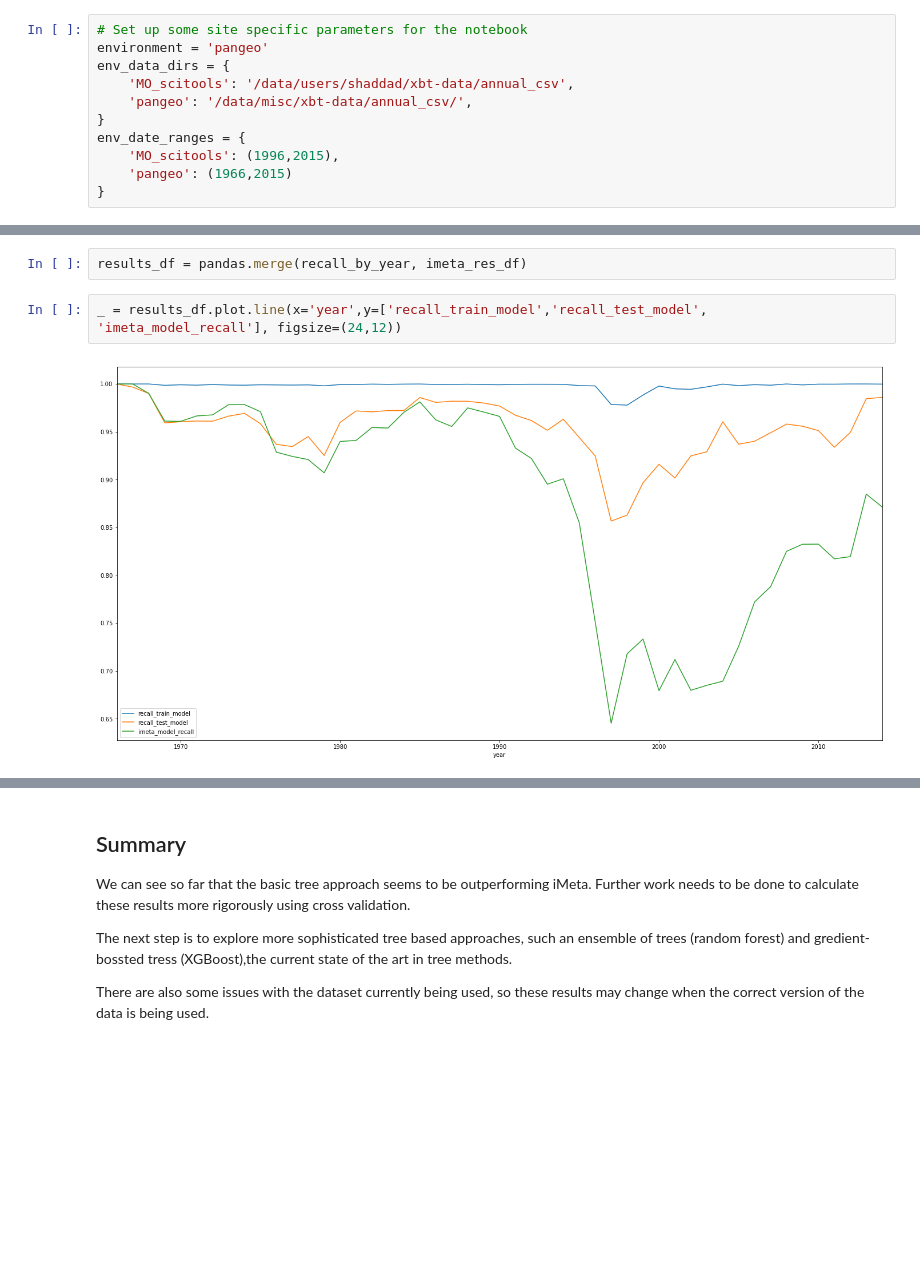
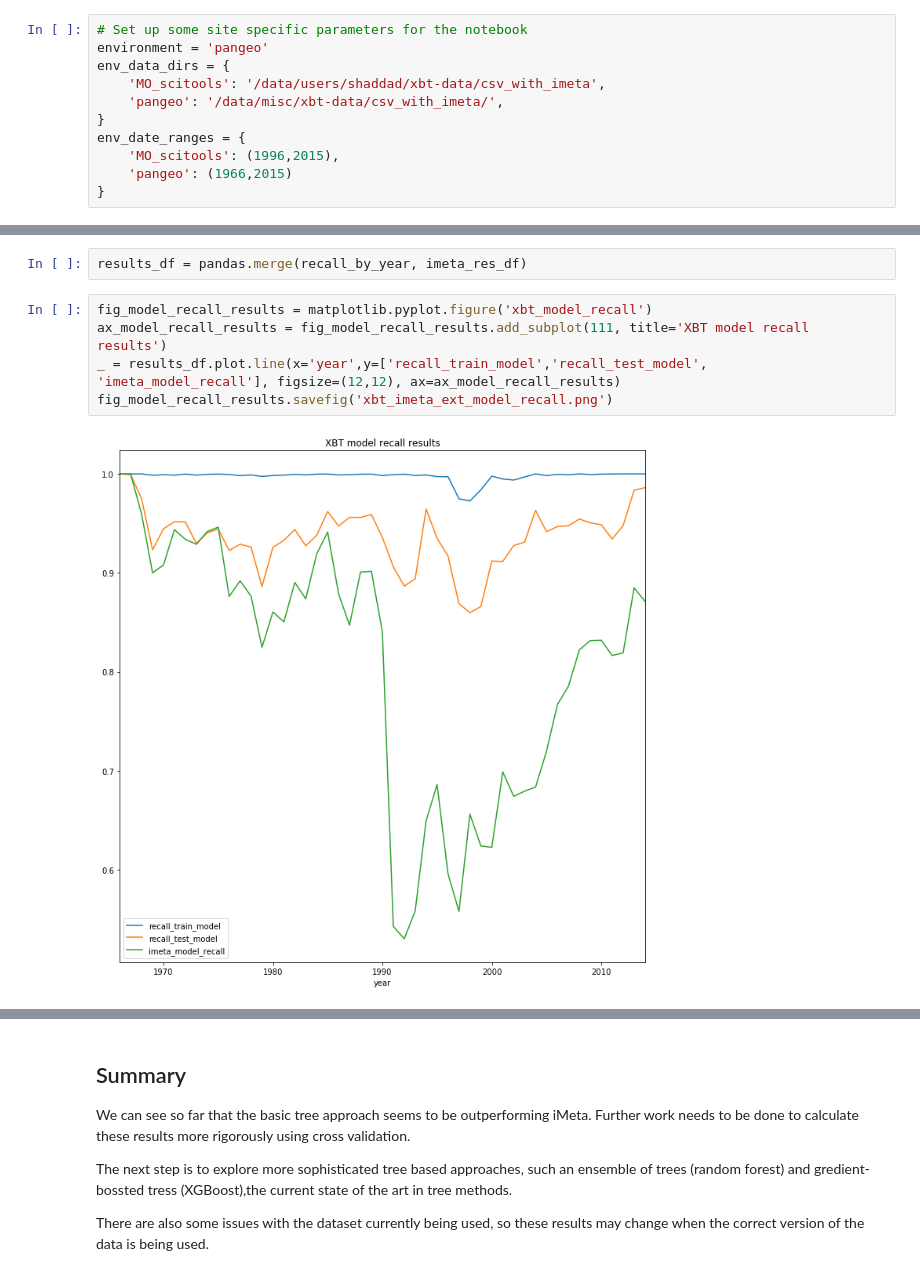
Before and after one commit to MetOffice/XBTs_classification, a Jupyter notebook: classification/imeta_ml_tree.ipynb, the cells around one changed output, grey strips where cells are left out. Saved outputs shown, nothing was run; the diff lists cells and outputs as text; blank space fills up the shorter version.

Commit message:
Further updates to dataset class to work with imeta flag, and rerun of the imeta extension notebook with the correct training data.

```diff
--- a/classification/imeta_ml_tree.ipynb
+++ b/classification/imeta_ml_tree.ipynb
@@ -36,8 +36,8 @@ from imeta import imeta_classification, XBT_MAX_DEPTH
 # Set up some site specific parameters for the notebook
 environment = 'pangeo'
 env_data_dirs = {
-    'MO_scitools': '/data/users/shaddad/xbt-data/annual_csv',
-    'pangeo': '/data/misc/xbt-data/annual_csv/',
+    'MO_scitools': '/data/users/shaddad/xbt-data/csv_with_imeta',
+    'pangeo': '/data/misc/xbt-data/csv_with_imeta/',
 }
 env_date_ranges = {
     'MO_scitools': (1996,2015),
@@ -227,9 +229,12 @@ imeta_res_df = pandas.DataFrame.from_records(imeta_results)
 # %%
 results_df = pandas.merge(recall_by_year, imeta_res_df)
 # %%
-_ = results_df.plot.line(x='year',y=['recall_train_model','recall_test_model', 'imeta_model_recall'], figsize=(24,12))
+fig_model_recall_results = matplotlib.pyplot.figure('xbt_model_recall')
+ax_model_recall_results = fig_model_recall_results.add_subplot(111, title='XBT model recall results')
+_ = results_df.plot.line(x='year',y=['recall_train_model','recall_test_model', 'imeta_model_recall'], figsize=(12,12), ax=ax_model_recall_results)
+fig_model_recall_results.savefig('xbt_imeta_ext_model_recall.png')
 # %% [output]
-[figure, old version]
+[figure, new version]
 # %%
 _ = results_df.plot.line(x='year',y=['recall_train_manuf','recall_test_manuf', 'imeta_manuf_recall'], figsize=(24,12))
 # %% [output]
```
Also changed, not shown: parts of 4 cells of this notebook, 1 other file.
